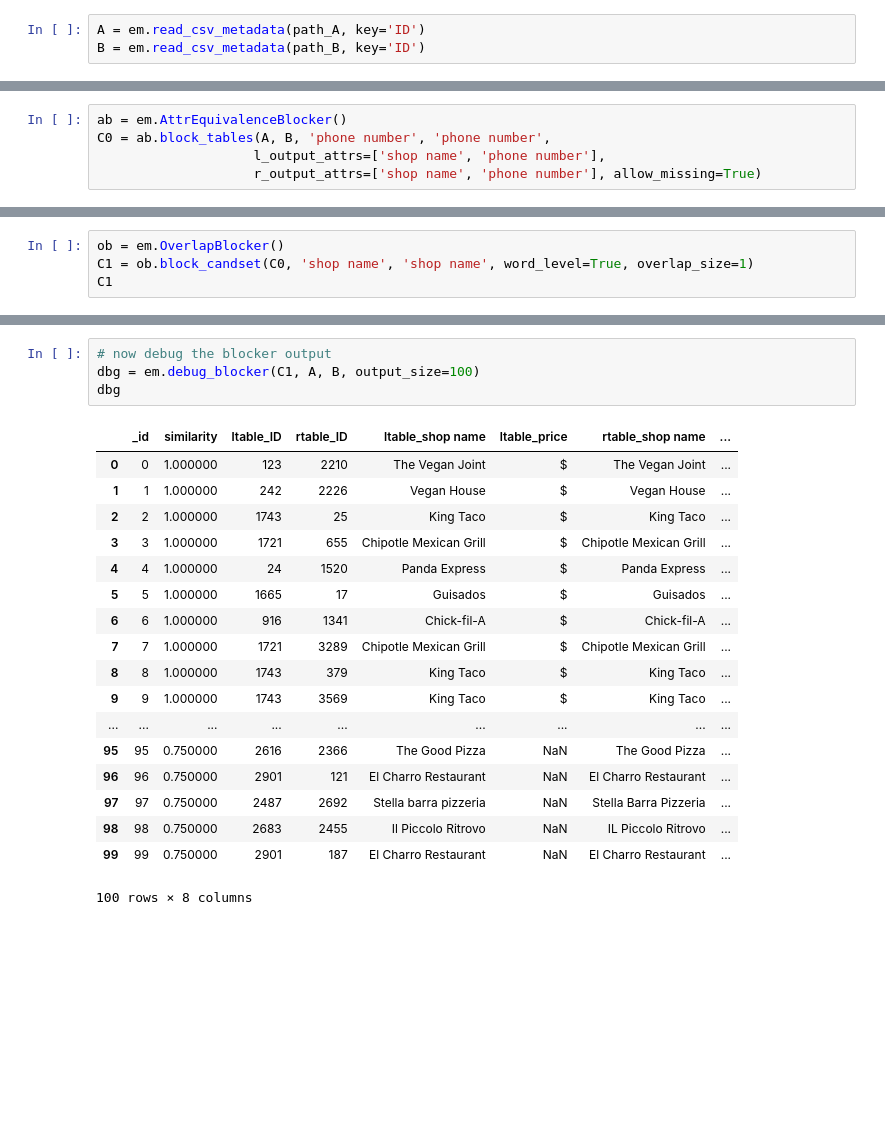
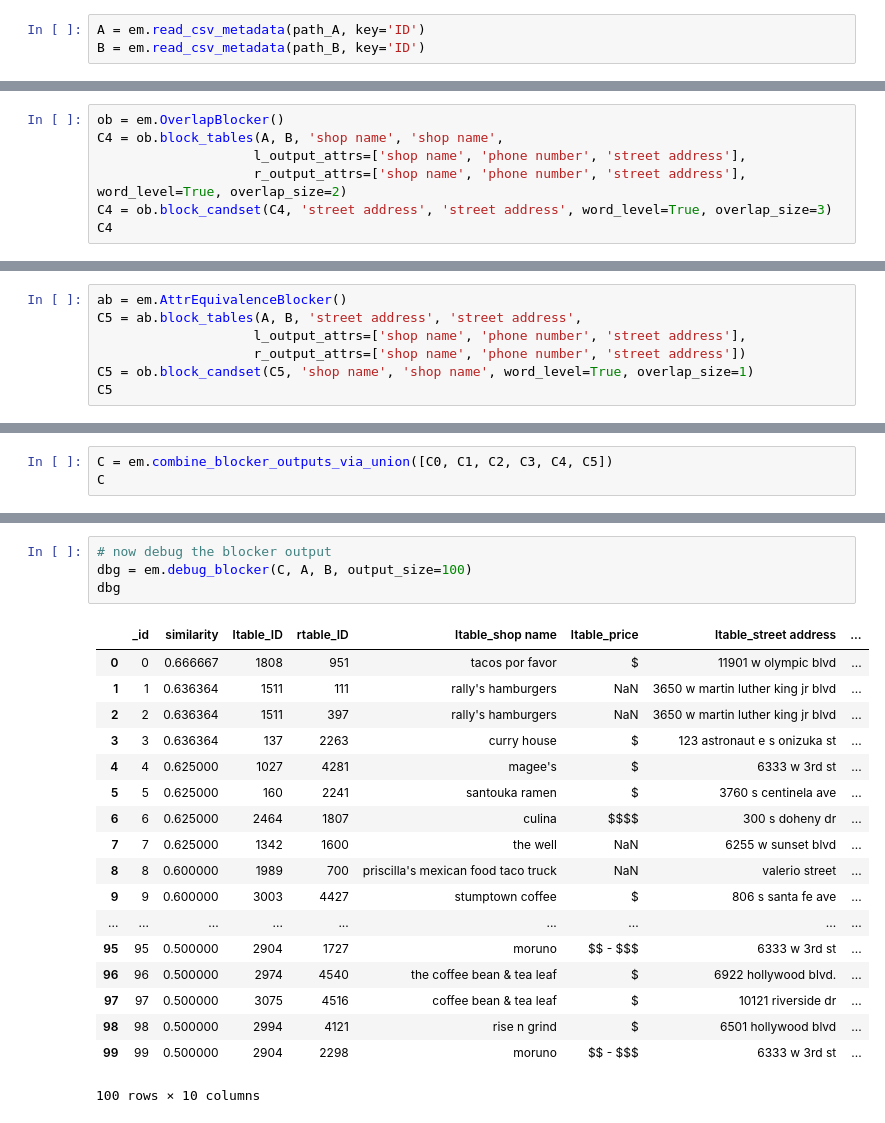
Before and after one commit to liliumao/data-science, a Jupyter notebook: blocking.ipynb, the cells around one changed output, grey strips where cells are left out. Cells and saved outputs as stored; diff of their text form; blank space fills up the shorter version.

```diff
--- a/blocking.ipynb
+++ b/blocking.ipynb
@@ -28,0 +145,7 @@ A
+# %%
+ob = em.OverlapBlocker()
+C4 = ob.block_tables(A, B, 'shop name', 'shop name',
+                    l_output_attrs=['shop name', 'phone number', 'street address'],
+                    r_output_attrs=['shop name', 'phone number', 'street address'], word_level=True, overlap_size=2)
+C4 = ob.block_candset(C4, 'street address', 'street address', word_level=True, overlap_size=3)
+C4
@@ -29,5 +177,7 @@ A
 # %%
 ab = em.AttrEquivalenceBlocker()
-C0 = ab.block_tables(A, B, 'phone number', 'phone number',
-                    l_output_attrs=['shop name', 'phone number'],
-                    r_output_attrs=['shop name', 'phone number'], allow_missing=True)
+C5 = ab.block_tables(A, B, 'street address', 'street address',
+                    l_output_attrs=['shop name', 'phone number', 'street address'],
+                    r_output_attrs=['shop name', 'phone number', 'street address'])
+C5 = ob.block_candset(C5, 'shop name', 'shop name', word_level=True, overlap_size=1)
+C5
@@ -55,4 +205,0 @@ C0
-# %%
-ob = em.OverlapBlocker()
-C1 = ob.block_candset(C0, 'shop name', 'shop name', word_level=True, overlap_size=1)
-C1
@@ -80,0 +206,3 @@ Total time elapsed: 00:00:17
+# %%
+C = em.combine_blocker_outputs_via_union([C0, C1, C2, C3, C4, C5])
+C
@@ -81,24 +228,24 @@ Total time elapsed: 00:00:17
 # %%
 # now debug the blocker output
-dbg = em.debug_blocker(C1, A, B, output_size=100)
+dbg = em.debug_blocker(C, A, B, output_size=100)
 dbg
 # %% [output]
-|  | _id | similarity | ltable_ID | rtable_ID | ltable_shop name | ltable_price | rtable_shop name | ... |
-| 0 | 0 | 1.000000 | 123 | 2210 | The Vegan Joint | $ | The Vegan Joint | ... |
-| 1 | 1 | 1.000000 | 242 | 2226 | Vegan House | $ | Vegan House | ... |
-| 2 | 2 | 1.000000 | 1743 | 25 | King Taco | $ | King Taco | ... |
-| 3 | 3 | 1.000000 | 1721 | 655 | Chipotle Mexican Grill | $ | Chipotle Mexican Grill | ... |
-| 4 | 4 | 1.000000 | 24 | 1520 | Panda Express | $ | Panda Express | ... |
-| 5 | 5 | 1.000000 | 1665 | 17 | Guisados | $ | Guisados | ... |
-| 6 | 6 | 1.000000 | 916 | 1341 | Chick-fil-A | $ | Chick-fil-A | ... |
-| 7 | 7 | 1.000000 | 1721 | 3289 | Chipotle Mexican Grill | $ | Chipotle Mexican Grill | ... |
-| 8 | 8 | 1.000000 | 1743 | 379 | King Taco | $ | King Taco | ... |
-| 9 | 9 | 1.000000 | 1743 | 3569 | King Taco | $ | King Taco | ... |
+|  | _id | similarity | ltable_ID | rtable_ID | ltable_shop name | ltable_price | ltable_street address | ... |
+| 0 | 0 | 0.666667 | 1808 | 951 | tacos por favor | $ | 11901 w olympic blvd | ... |
+| 1 | 1 | 0.636364 | 1511 | 111 | rally's hamburgers | NaN | 3650 w martin luther king jr blvd | ... |
+| 2 | 2 | 0.636364 | 1511 | 397 | rally's hamburgers | NaN | 3650 w martin luther king jr blvd | ... |
+| 3 | 3 | 0.636364 | 137 | 2263 | curry house | $ | 123 astronaut e s onizuka st | ... |
+| 4 | 4 | 0.625000 | 1027 | 4281 | magee's | $ | 6333 w 3rd st | ... |
+| 5 | 5 | 0.625000 | 160 | 2241 | santouka ramen | $ | 3760 s centinela ave | ... |
+| 6 | 6 | 0.625000 | 2464 | 1807 | culina | $$$$ | 300 s doheny dr | ... |
+| 7 | 7 | 0.625000 | 1342 | 1600 | the well | NaN | 6255 w sunset blvd | ... |
+| 8 | 8 | 0.600000 | 1989 | 700 | priscilla's mexican food taco truck | NaN | valerio street | ... |
+| 9 | 9 | 0.600000 | 3003 | 4427 | stumptown coffee | $ | 806 s santa fe ave | ... |
 | ... | ... | ... | ... | ... | ... | ... | ... | ... |
-| 95 | 95 | 0.750000 | 2616 | 2366 | The Good Pizza | NaN | The Good Pizza | ... |
-| 96 | 96 | 0.750000 | 2901 | 121 | El Charro Restaurant | NaN | El Charro Restaurant | ... |
-| 97 | 97 | 0.750000 | 2487 | 2692 | Stella barra pizzeria | NaN | Stella Barra Pizzeria | ... |
-| 98 | 98 | 0.750000 | 2683 | 2455 | Il Piccolo Ritrovo | NaN | IL Piccolo Ritrovo | ... |
-| 99 | 99 | 0.750000 | 2901 | 187 | El Charro Restaurant | NaN | El Charro Restaurant | ... |
+| 95 | 95 | 0.500000 | 2904 | 1727 | moruno | $$ - $$$ | 6333 w 3rd st | ... |
+| 96 | 96 | 0.500000 | 2974 | 4540 | the coffee bean & tea leaf | $ | 6922 hollywood blvd. | ... |
+| 97 | 97 | 0.500000 | 3075 | 4516 | coffee bean & tea leaf | $ | 10121 riverside dr | ... |
+| 98 | 98 | 0.500000 | 2994 | 4121 | rise n grind | $ | 6501 hollywood blvd | ... |
+| 99 | 99 | 0.500000 | 2904 | 2298 | moruno | $$ - $$$ | 6333 w 3rd st | ... |
-100 rows × 8 columns
+100 rows × 10 columns
 # %%
```
Also changed, not shown: parts of 13 cells of this notebook, 36 other files.
